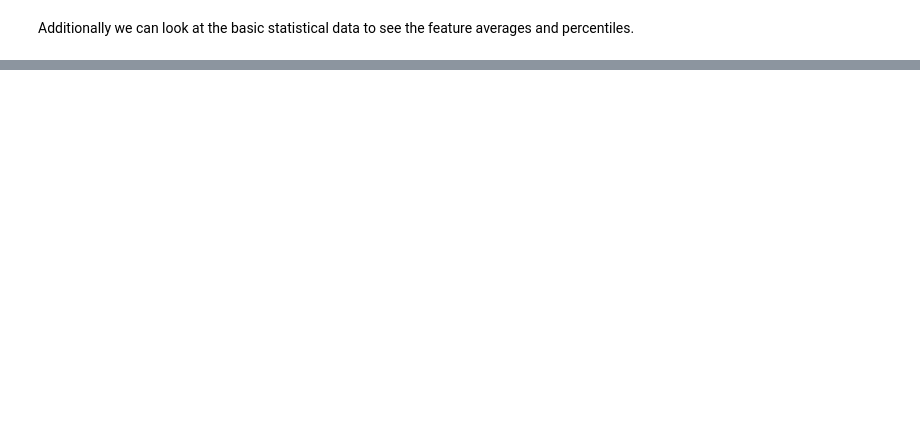
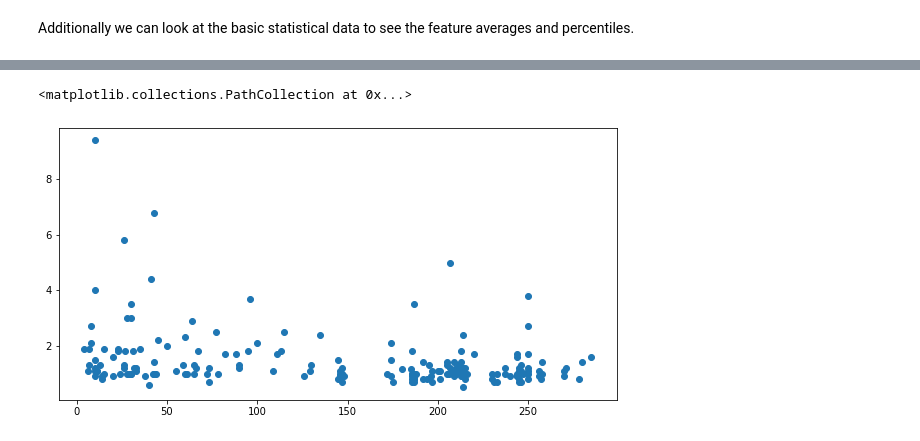
Before and after one commit to mjpitts/ecs171_group_17, a Jupyter notebook: project.ipynb, the cells around one changed output, grey strips where cells are left out. Cells and saved outputs as stored; diff of their text form; code cells hidden in the pictures; blank space fills up the shorter version.

```diff
--- a/project.ipynb
+++ b/project.ipynb
@@ -153,0 +151,5 @@ non_bool.describe()
+# %%
+plt.scatter(df['time'], df['serum_creatinine'])
+# %% [output]
+<matplotlib.collections.PathCollection at 0x...>
+[figure, added]
```
Also changed, not shown: parts of 10 cells of this notebook.
